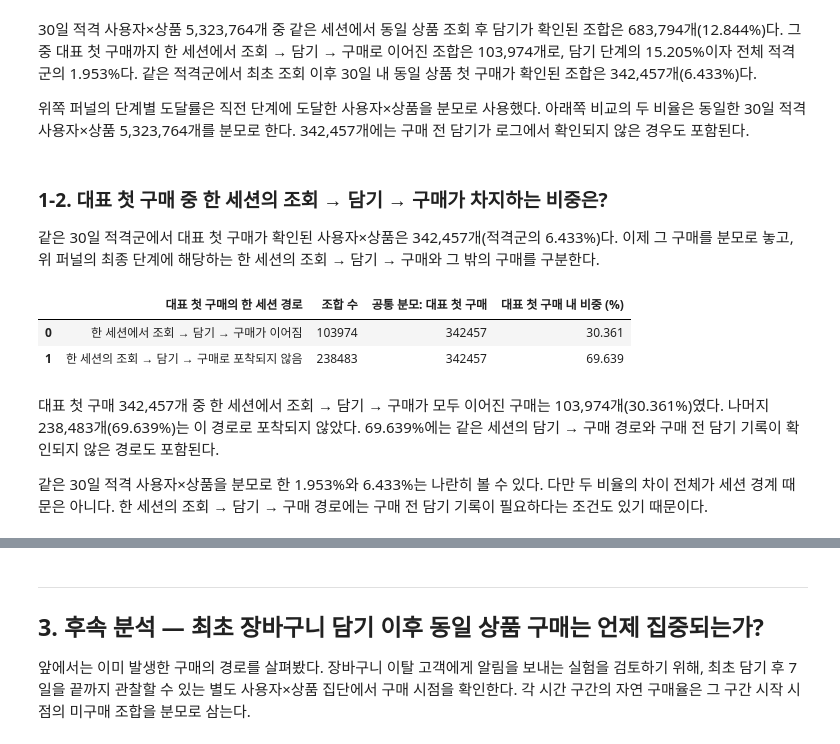
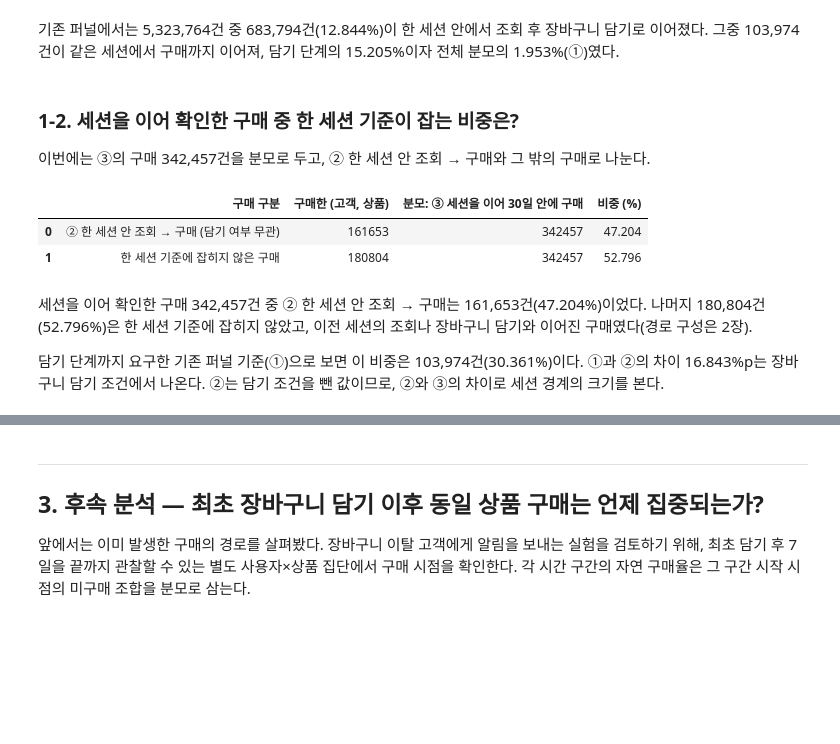
Before and after one commit to kth530/ecommerce_funnel_analysis, a Jupyter notebook: notebooks/04_eda.ipynb, the cells around one changed output, grey strips where cells are left out. Drawn from its saved outputs; the diff is of its cells as text; code cells hidden in the pictures; blank space fills up the shorter version.

```diff
--- a/notebooks/04_eda.ipynb
+++ b/notebooks/04_eda.ipynb
@@ -175,34 +226,34 @@ fig.show()
 # %% [markdown]
-30일 적격 사용자×상품 5,323,764개 중 같은 세션에서 동일 상품 조회 후 담기가 확인된 조합은 683,794개(12.844%)다. 그중 대표 첫 구매까지 한 세션에서 조회 → 담기 → 구매로 이어진 조합은 103,974개로, 담기 단계의 15.205%이자 전체 적격군의 1.953%다. 같은 적격군에서 최초 조회 이후 30일 내 동일 상품 첫 구매가 확인된 조합은 342,457개(6.433%)다.
-
-위쪽 퍼널의 단계별 도달률은 직전 단계에 도달한 사용자×상품을 분모로 사용했다. 아래쪽 비교의 두 비율은 동일한 30일 적격 사용자×상품 5,323,764개를 분모로 한다. 342,457개에는 구매 전 담기가 로그에서 확인되지 않은 경우도 포함된다.
+기존 퍼널에서는 5,323,764건 중 683,794건(12.844%)이 한 세션 안에서 조회 후 장바구니 담기로 이어졌다. 그중 103,974건이 같은 세션에서 구매까지 이어져, 담기 단계의 15.205%이자 전체 분모의 1.953%(①)였다.
 # %% [markdown]
-### 1-2. 대표 첫 구매 중 한 세션의 조회 → 담기 → 구매가 차지하는 비중은?
+### 1-2. 세션을 이어 확인한 구매 중 한 세션 기준이 잡는 비중은?
 
-같은 30일 적격군에서 대표 첫 구매가 확인된 사용자×상품은 342,457개(적격군의 6.433%)다. 이제 그 구매를 분모로 놓고, 위 퍼널의 최종 단계에 해당하는 한 세션의 조회 → 담기 → 구매와 그 밖의 구매를 구분한다.
+이번에는 ③의 구매 342,457건을 분모로 두고, ② 한 세션 안 조회 → 구매와 그 밖의 구매로 나눈다.
 # %%
+other_session_n = representative - one_session_n
+assert one_session_n + other_session_n == representative
+assert other_session_n == 180_804
 purchase_coverage = pd.DataFrame({
-    '대표 첫 구매의 한 세션 경로': [
-        '한 세션에서 조회 → 담기 → 구매가 이어짐',
-        '한 세션의 조회 → 담기 → 구매로 포착되지 않음',
+    '구매 구분': [
+        '② 한 세션 안 조회 → 구매 (담기 여부 무관)',
+        '한 세션 기준에 잡히지 않은 구매',
     ],
-    '조합 수': [same_session, outside],
-    '공통 분모: 대표 첫 구매': [representative, representative],
-    '대표 첫 구매 내 비중 (%)': [
-        same_session / representative * 100,
-        outside / representative * 100,
+    '구매한 (고객, 상품)': [one_session_n, other_session_n],
+    '분모: ③ 세션을 이어 30일 안에 구매': [representative, representative],
+    '비중 (%)': [
+        one_session_n / representative * 100,
+        other_session_n / representative * 100,
     ],
 })
-assert same_session + outside == representative
 display(purchase_coverage.round(3))
 # %% [output]
-|  | 대표 첫 구매의 한 세션 경로 | 조합 수 | 공통 분모: 대표 첫 구매 | 대표 첫 구매 내 비중 (%) |
-| 0 | 한 세션에서 조회 → 담기 → 구매가 이어짐 | 103974 | 342457 | 30.361 |
-| 1 | 한 세션의 조회 → 담기 → 구매로 포착되지 않음 | 238483 | 342457 | 69.639 |
+|  | 구매 구분 | 구매한 (고객, 상품) | 분모: ③ 세션을 이어 30일 안에 구매 | 비중 (%) |
+| 0 | ② 한 세션 안 조회 → 구매 (담기 여부 무관) | 161653 | 342457 | 47.204 |
+| 1 | 한 세션 기준에 잡히지 않은 구매 | 180804 | 342457 | 52.796 |
 # %% [markdown]
-대표 첫 구매 342,457개 중 한 세션에서 조회 → 담기 → 구매가 모두 이어진 구매는 103,974개(30.361%)였다. 나머지 238,483개(69.639%)는 이 경로로 포착되지 않았다. 69.639%에는 같은 세션의 담기 → 구매 경로와 구매 전 담기 기록이 확인되지 않은 경로도 포함된다.
+세션을 이어 확인한 구매 342,457건 중 ② 한 세션 안 조회 → 구매는 161,653건(47.204%)이었다. 나머지 180,804건(52.796%)은 한 세션 기준에 잡히지 않았고, 이전 세션의 조회나 장바구니 담기와 이어진 구매였다(경로 구성은 2장).
 
-같은 30일 적격 사용자×상품을 분모로 한 1.953%와 6.433%는 나란히 볼 수 있다. 다만 두 비율의 차이 전체가 세션 경계 때문은 아니다. 한 세션의 조회 → 담기 → 구매 경로에는 구매 전 담기 기록이 필요하다는 조건도 있기 때문이다.
+담기 단계까지 요구한 기존 퍼널 기준(①)으로 보면 이 비중은 103,974건(30.361%)이다. ①과 ②의 차이 16.843%p는 장바구니 담기 조건에서 나온다. ②는 담기 조건을 뺀 값이므로, ②와 ③의 차이로 세션 경계의 크기를 본다.
 # %% [markdown]
 ### 1-3. 가설 1에 대한 판단
 
```
Also changed, not shown: parts of 19 cells of this notebook, 4 other files.
